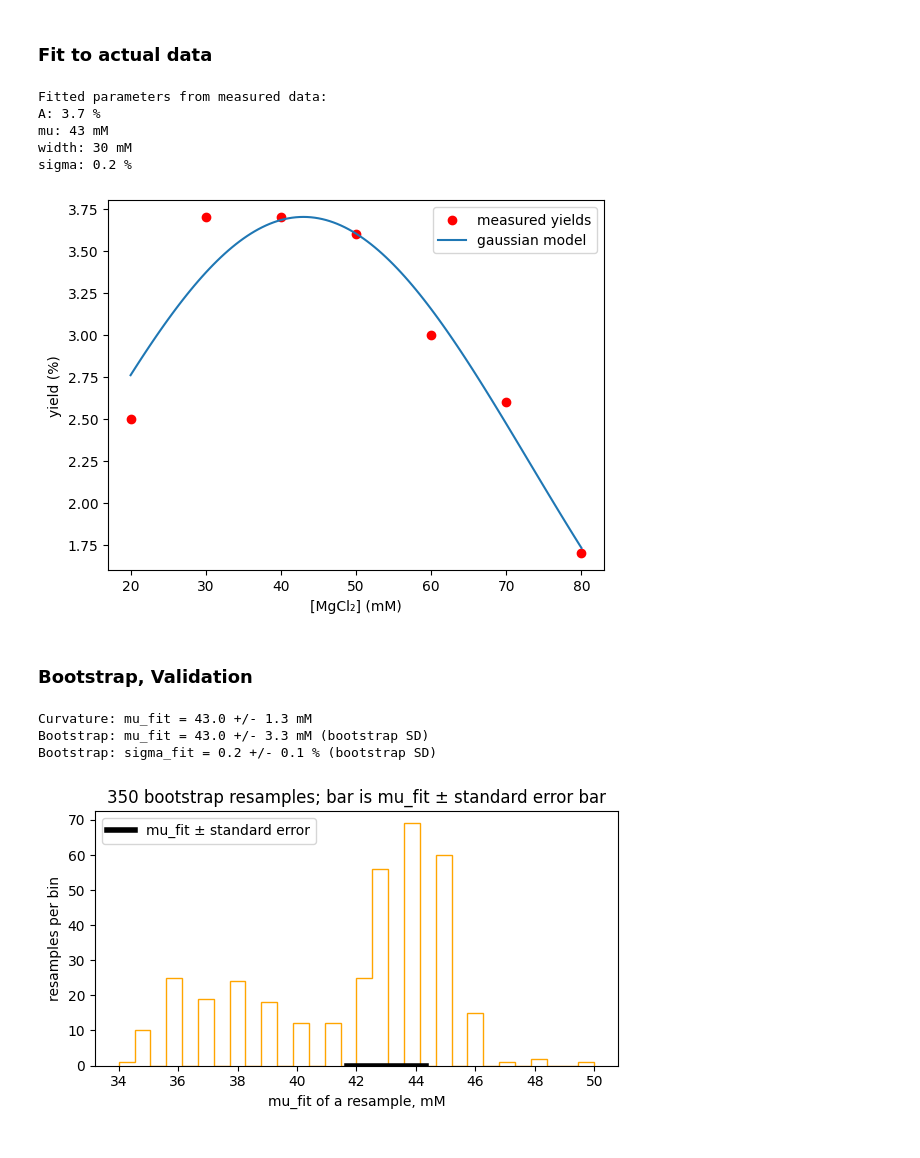
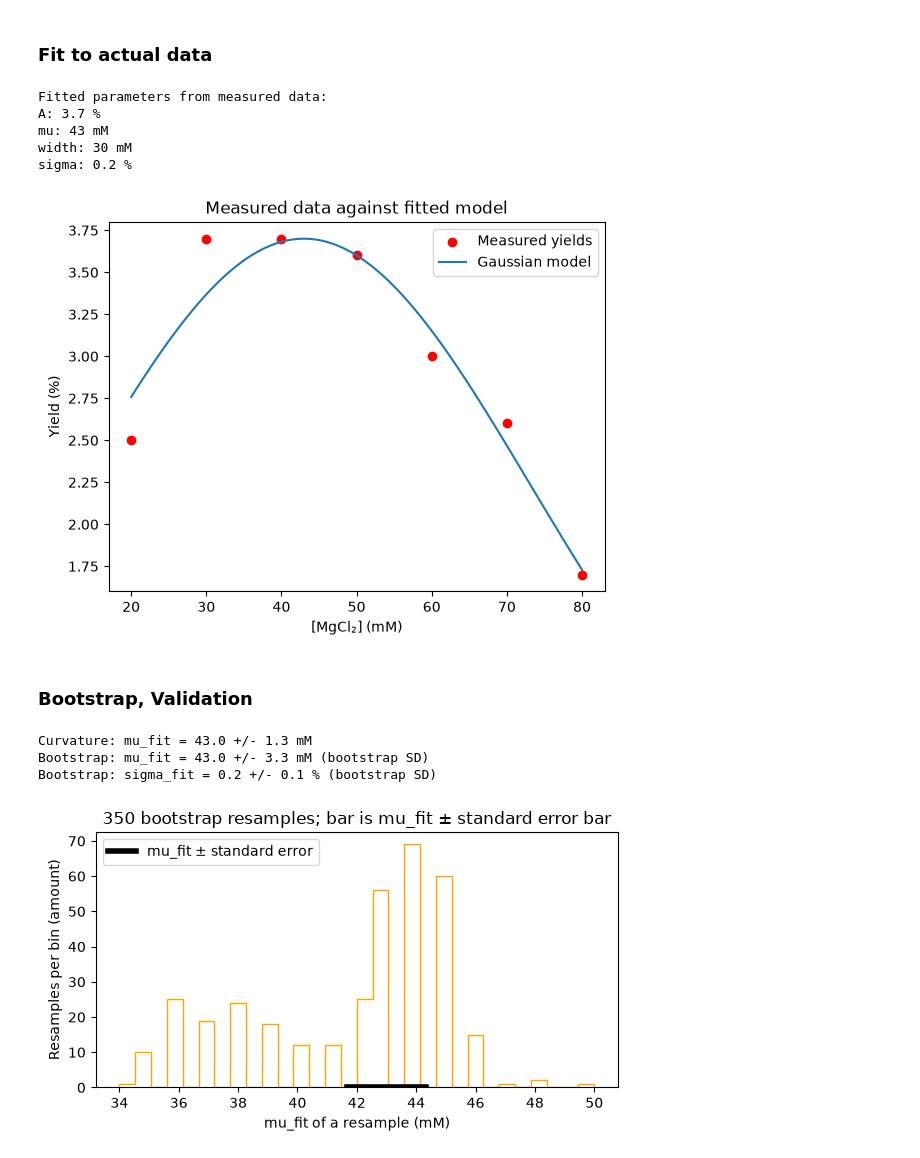
Before and after one commit to rracina/B-10_Project_DNA-Bricks, a Jupyter notebook: project.ipynb, the cells around one changed output. Drawn from its saved outputs; the diff is of its cells as text; code cells hidden in the pictures.

Commit message:
figures collected

```diff
--- a/project.ipynb
+++ b/project.ipynb
@@ -198,23 +198,23 @@ NLL: 12.599617755573389
 # %%
 A_fit, mu_fit, width_fit, sigma_fit, nll_fit = fit_gaussian(conc, yield_perc)
 print("Fitted parameters from measured data:")
 print(f"A: {A_fit} %")
 print(f"mu: {mu_fit} mM")
 print(f"width: {width_fit} mM")
 print(f"sigma: {sigma_fit} %")
 
 plt.figure()
-plt.scatter(conc, yield_perc, color='red', label='measured yields')
-plt.plot(x_curve, [gaussian(x, A_fit, mu_fit, width_fit) for x in x_curve], label='gaussian model')
-plt.xlabel('[MgCl₂] (mM)'); plt.ylabel('yield (%)')
-plt.legend(); plt.show()
+plt.scatter(conc, yield_perc, color='red', label='Measured yields')
+plt.plot(x_curve, [gaussian(x, A_fit, mu_fit, width_fit) for x in x_curve], label='Gaussian model')
+plt.xlabel('[MgCl₂] (mM)'); plt.ylabel('Yield (%)')
+plt.title('Measured data against fitted model'); plt.legend(); plt.show()
 # %% [output]
 Fitted parameters from measured data:
 A: 3.7 %
 mu: 43 mM
 width: 30 mM
 sigma: 0.2 %
-[figure, old version]
+[figure, new version]
 # %% [markdown]
 ###  Bootstrap, Validation
 # %%
@@ -263,8 +263,8 @@ print(f"Bootstrap: sigma_fit = {sigma_fit:.1f} +/- {np.std(boot_sigma):.1f} % (b
 fig, ax = plt.subplots(figsize=(6, 3.5))
 ax.hist(boot_mu, bins=30, color="orange", histtype="step")
 ax.plot([mu_fit - sigma_mu, mu_fit + sigma_mu], [0, 0], color="black", linewidth=4, label="mu_fit ± standard error")
-ax.set_xlabel("mu_fit of a resample, mM")
-ax.set_ylabel("resamples per bin")
+ax.set_xlabel("mu_fit of a resample (mM)")
+ax.set_ylabel("Resamples per bin (amount)")
 ax.set_title(f"{B} bootstrap resamples; bar is mu_fit ± standard error bar")
 ax.legend()
 plt.tight_layout()
@@ -273,7 +273,7 @@ plt.show()
 Curvature: mu_fit = 43.0 +/- 1.3 mM
 Bootstrap: mu_fit = 43.0 +/- 3.3 mM (bootstrap SD)
 Bootstrap: sigma_fit = 0.2 +/- 0.1 % (bootstrap SD)
-[figure, old version]
+[figure, new version]
 # %%
 residuals = [y - gaussian(x, A_fit, mu_fit, width_fit) for x, y in zip(conc, yield_perc)]
 
```
Also changed, not shown: parts of 3 cells of this notebook, 5 other files.
